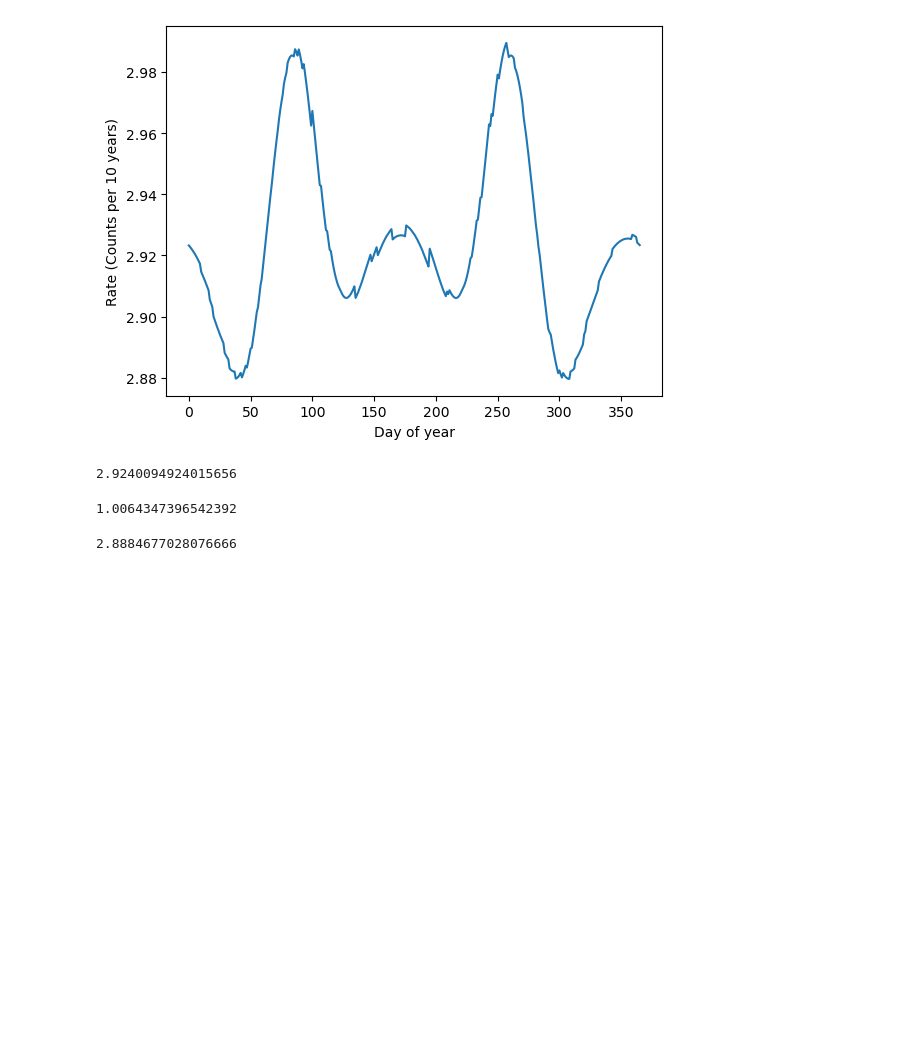
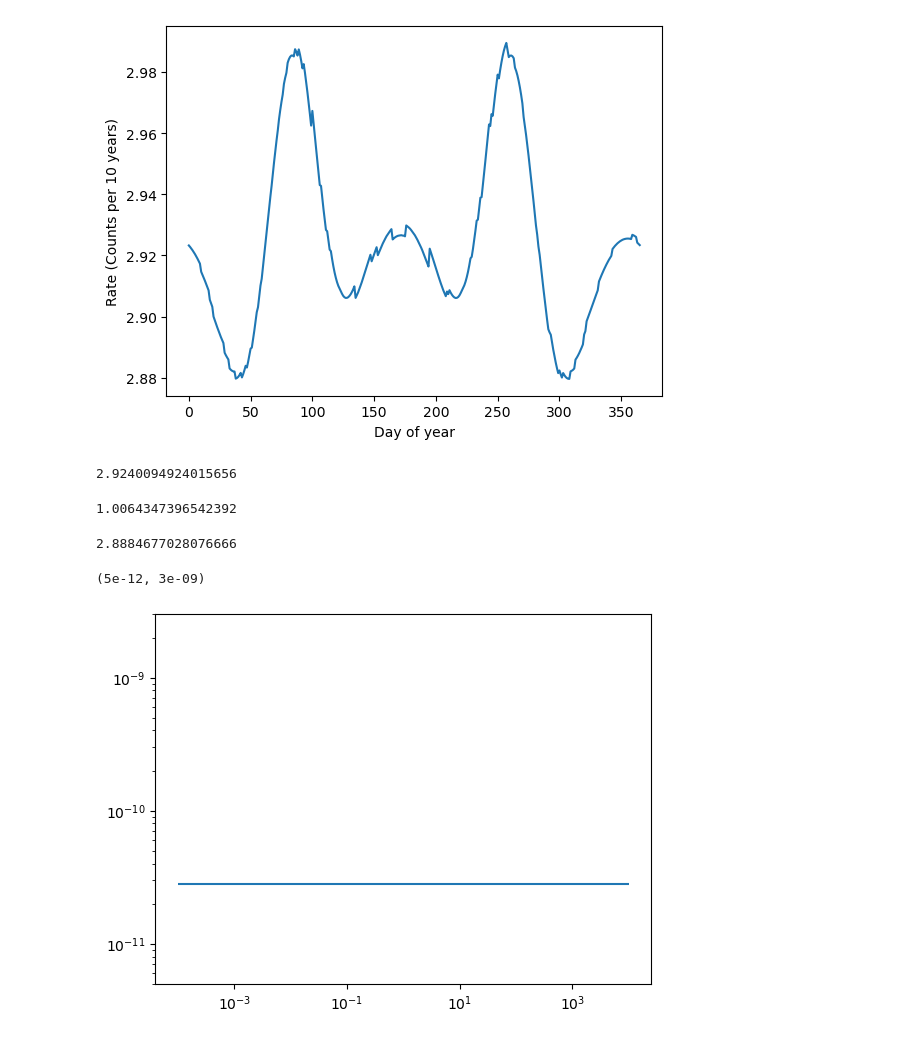
Before and after one commit to Taaseen-Islam-u7121940/Axion-Flux, a Jupyter notebook: Code/ensemble.ipynb, the cells around one changed output. Drawn from its saved outputs; the diff is of its cells as text; code cells hidden in the pictures; blank space fills up the shorter version.

```diff
--- a/Code/ensemble.ipynb
+++ b/Code/ensemble.ipynb
@@ -235,3 +253,12 @@ mean
 2.87*1.0064347396542392
 # %% [output]
 2.8884677028076666
+# %%
+fig,ax = plt.subplots()
+ax.hlines(2.824e-11, xmin=1e-4, xmax=1e4)
+ax.set_yscale("log")
+ax.set_xscale("log")
+plt.gca().set_ylim([5e-12, 3e-9])
+# %% [output]
+(5e-12, 3e-09)
+[figure, added]
```
Also changed, not shown: parts of 5 cells of this notebook, 1 other file.
